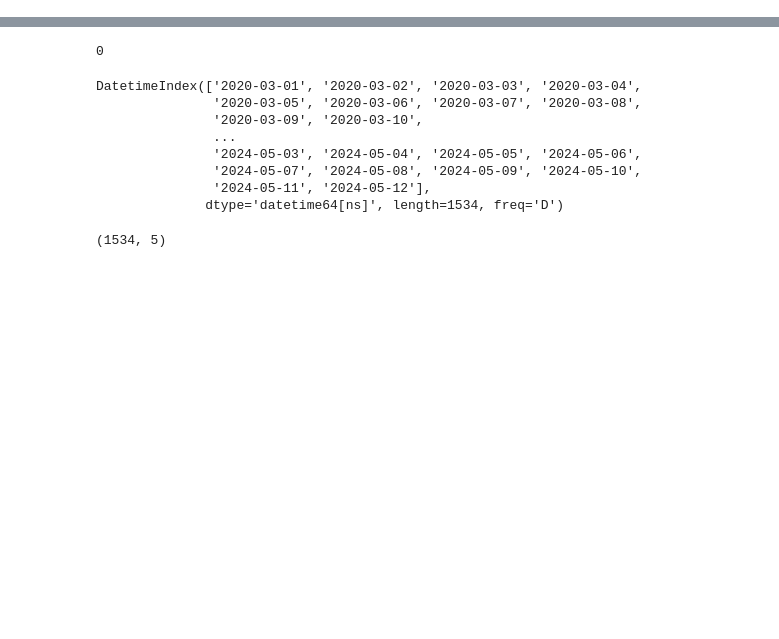
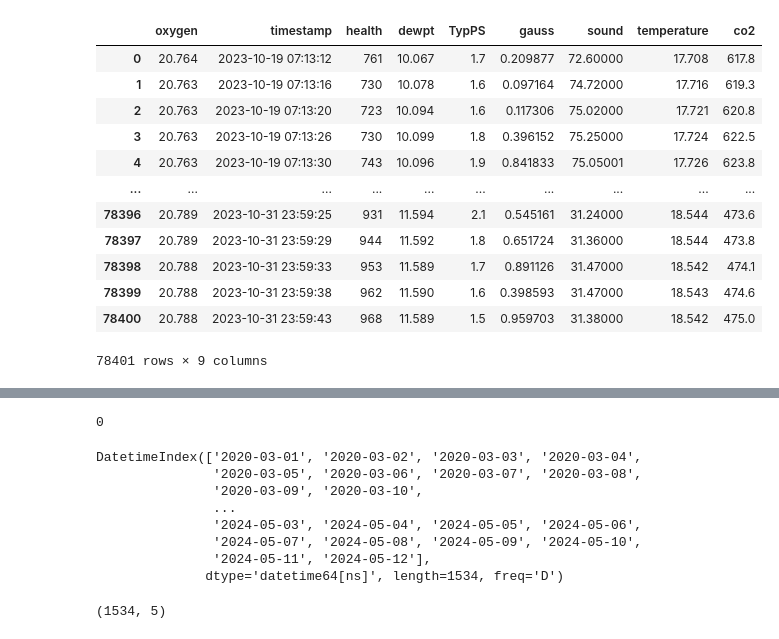
Before and after one commit to yarynakorduba/master-thesis-full-stack, a Jupyter notebook: data_processing.ipynb, the cells around one changed output, grey strips where cells are left out. Cells and saved outputs as stored; diff of their text form; code cells hidden in the pictures; blank space fills up the shorter version.

```diff
--- a/data_processing.ipynb
+++ b/data_processing.ipynb
@@ -7,4 +7,4 @@ from statsmodels.tsa.arima.model import ARIMA
 import json
 # %%
 # f = open()
-data_df = pd.read_csv('src/api/data/cumulative-deaths-and-cases-covid-19.csv')
+data_df = pd.read_json('src/api/data/AIR_Q_TU_Graz/output_chunk_6_clean.json')
@@ -10,0 +14,16 @@ data_df = pd.read_csv('src/api/data/cumulative-deaths-and-cases-covid-19.csv')
+# %%
+data_df
+# %% [output]
+|  | oxygen | timestamp | health | dewpt | TypPS | gauss | sound | temperature | co2 |
+| 0 | 20.764 | 2023-10-19 07:13:12 | 761 | 10.067 | 1.7 | 0.209877 | 72.60000 | 17.708 | 617.8 |
+| 1 | 20.763 | 2023-10-19 07:13:16 | 730 | 10.078 | 1.6 | 0.097164 | 74.72000 | 17.716 | 619.3 |
+| 2 | 20.763 | 2023-10-19 07:13:20 | 723 | 10.094 | 1.6 | 0.117306 | 75.02000 | 17.721 | 620.8 |
+| 3 | 20.763 | 2023-10-19 07:13:26 | 730 | 10.099 | 1.8 | 0.396152 | 75.25000 | 17.724 | 622.5 |
+| 4 | 20.763 | 2023-10-19 07:13:30 | 743 | 10.096 | 1.9 | 0.841833 | 75.05001 | 17.726 | 623.8 |
+| ... | ... | ... | ... | ... | ... | ... | ... | ... | ... |
+| 78396 | 20.789 | 2023-10-31 23:59:25 | 931 | 11.594 | 2.1 | 0.545161 | 31.24000 | 18.544 | 473.6 |
+| 78397 | 20.789 | 2023-10-31 23:59:29 | 944 | 11.592 | 1.8 | 0.651724 | 31.36000 | 18.544 | 473.8 |
+| 78398 | 20.788 | 2023-10-31 23:59:33 | 953 | 11.589 | 1.7 | 0.891126 | 31.47000 | 18.542 | 474.1 |
+| 78399 | 20.788 | 2023-10-31 23:59:38 | 962 | 11.590 | 1.6 | 0.398593 | 31.47000 | 18.543 | 474.6 |
+| 78400 | 20.788 | 2023-10-31 23:59:43 | 968 | 11.589 | 1.5 | 0.959703 | 31.38000 | 18.542 | 475.0 |
+78401 rows × 9 columns
```
Also changed, not shown: parts of 36 cells of this notebook, 14 other files.
